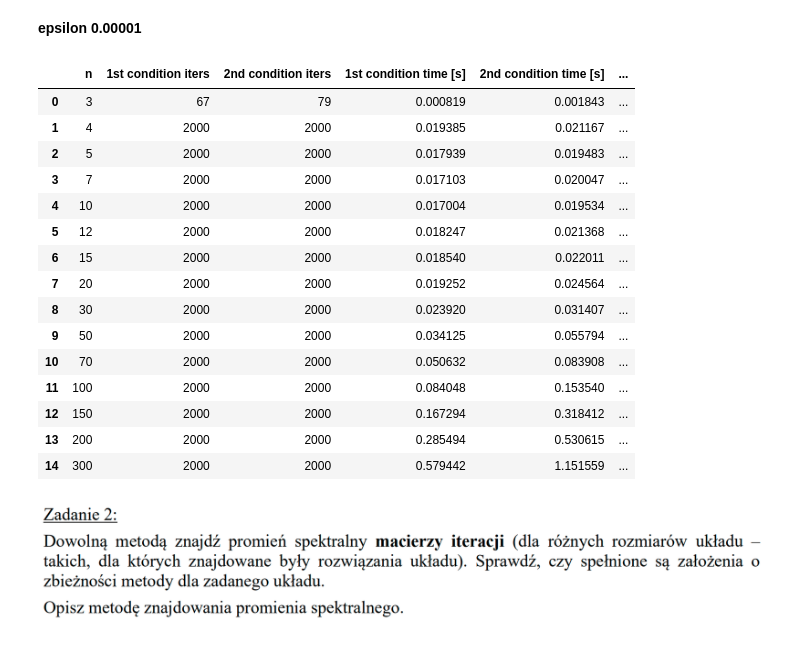
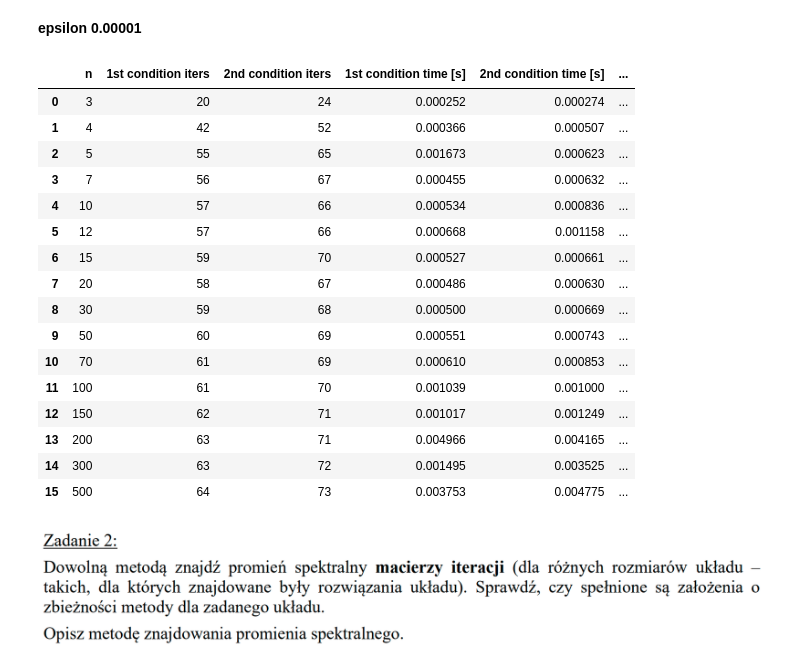
Before and after one commit to Szymon-Budziak/MOwNiT_course_AGH, a Jupyter notebook: Lab_10/Lab_10_code.ipynb, the cells around one changed output. Drawn from its saved outputs; the diff is of its cells as text; code cells hidden in the pictures.

```diff
--- a/Lab_10/Lab_10_code.ipynb
+++ b/Lab_10/Lab_10_code.ipynb
@@ -40,7 +40,7 @@ def jacobi_method(A, b, stop_cond, epsilon, max_iters):
 def exercise_1(numbers, epsilon, k, m, max_iters):
     result = []
     for n in numbers:
-        A = np.array([[k if i == j else m / (n - i - j + 0.5) for j in range(n)] for i in range(n)], dtype=np.float128)
+        A = np.array([[k if i == j else m / (n - i - j + 0.5) for j in range(n)] for i in range(n)])
         X_vec = np.array([1 if i % 2 == 0 else -1 for i in range(n)])
         b = A @ X_vec
         # stop condition 1
@@ -117,27 +119,28 @@ df_1
 # %% [markdown]
 **epsilon 0.00001**
 # %%
-numbers = [3, 4, 5, 7, 10, 12, 15, 20, 30, 50, 70, 100, 150, 200, 300]
+numbers = [3, 4, 5, 7, 10, 12, 15, 20, 30, 50, 70, 100, 150, 200, 300, 500]
 epsilon = 0.00001
-df_1 = exercise_1(numbers, epsilon, 8, 3, 2000)
+df_1 = exercise_1(numbers, epsilon, 8, 2, 2000)
 df_1
 # %% [output]
 |  | n | 1st condition iters | 2nd condition iters | 1st condition time [s] | 2nd condition time [s] | ... |
-| 0 | 3 | 67 | 79 | 0.000819 | 0.001843 | ... |
-| 1 | 4 | 2000 | 2000 | 0.019385 | 0.021167 | ... |
-| 2 | 5 | 2000 | 2000 | 0.017939 | 0.019483 | ... |
-| 3 | 7 | 2000 | 2000 | 0.017103 | 0.020047 | ... |
-| 4 | 10 | 2000 | 2000 | 0.017004 | 0.019534 | ... |
-| 5 | 12 | 2000 | 2000 | 0.018247 | 0.021368 | ... |
-| 6 | 15 | 2000 | 2000 | 0.018540 | 0.022011 | ... |
-| 7 | 20 | 2000 | 2000 | 0.019252 | 0.024564 | ... |
-| 8 | 30 | 2000 | 2000 | 0.023920 | 0.031407 | ... |
-| 9 | 50 | 2000 | 2000 | 0.034125 | 0.055794 | ... |
-| 10 | 70 | 2000 | 2000 | 0.050632 | 0.083908 | ... |
-| 11 | 100 | 2000 | 2000 | 0.084048 | 0.153540 | ... |
-| 12 | 150 | 2000 | 2000 | 0.167294 | 0.318412 | ... |
-| 13 | 200 | 2000 | 2000 | 0.285494 | 0.530615 | ... |
-| 14 | 300 | 2000 | 2000 | 0.579442 | 1.151559 | ... |
+| 0 | 3 | 20 | 24 | 0.000252 | 0.000274 | ... |
+| 1 | 4 | 42 | 52 | 0.000366 | 0.000507 | ... |
+| 2 | 5 | 55 | 65 | 0.001673 | 0.000623 | ... |
+| 3 | 7 | 56 | 67 | 0.000455 | 0.000632 | ... |
+| 4 | 10 | 57 | 66 | 0.000534 | 0.000836 | ... |
+| 5 | 12 | 57 | 66 | 0.000668 | 0.001158 | ... |
+| 6 | 15 | 59 | 70 | 0.000527 | 0.000661 | ... |
+| 7 | 20 | 58 | 67 | 0.000486 | 0.000630 | ... |
+| 8 | 30 | 59 | 68 | 0.000500 | 0.000669 | ... |
+| 9 | 50 | 60 | 69 | 0.000551 | 0.000743 | ... |
+| 10 | 70 | 61 | 69 | 0.000610 | 0.000853 | ... |
+| 11 | 100 | 61 | 70 | 0.001039 | 0.001000 | ... |
+| 12 | 150 | 62 | 71 | 0.001017 | 0.001249 | ... |
+| 13 | 200 | 63 | 71 | 0.004966 | 0.004165 | ... |
+| 14 | 300 | 63 | 72 | 0.001495 | 0.003525 | ... |
+| 15 | 500 | 64 | 73 | 0.003753 | 0.004775 | ... |
 # %% [markdown]
 ![Screenshot%20from%202022-05-26%2018-29-20.png](attachment:Screenshot%20from%202022-05-26%2018-29-20.png)
 # %% [markdown]
```
Also changed, not shown: parts of 5 cells of this notebook, 1 other file.
